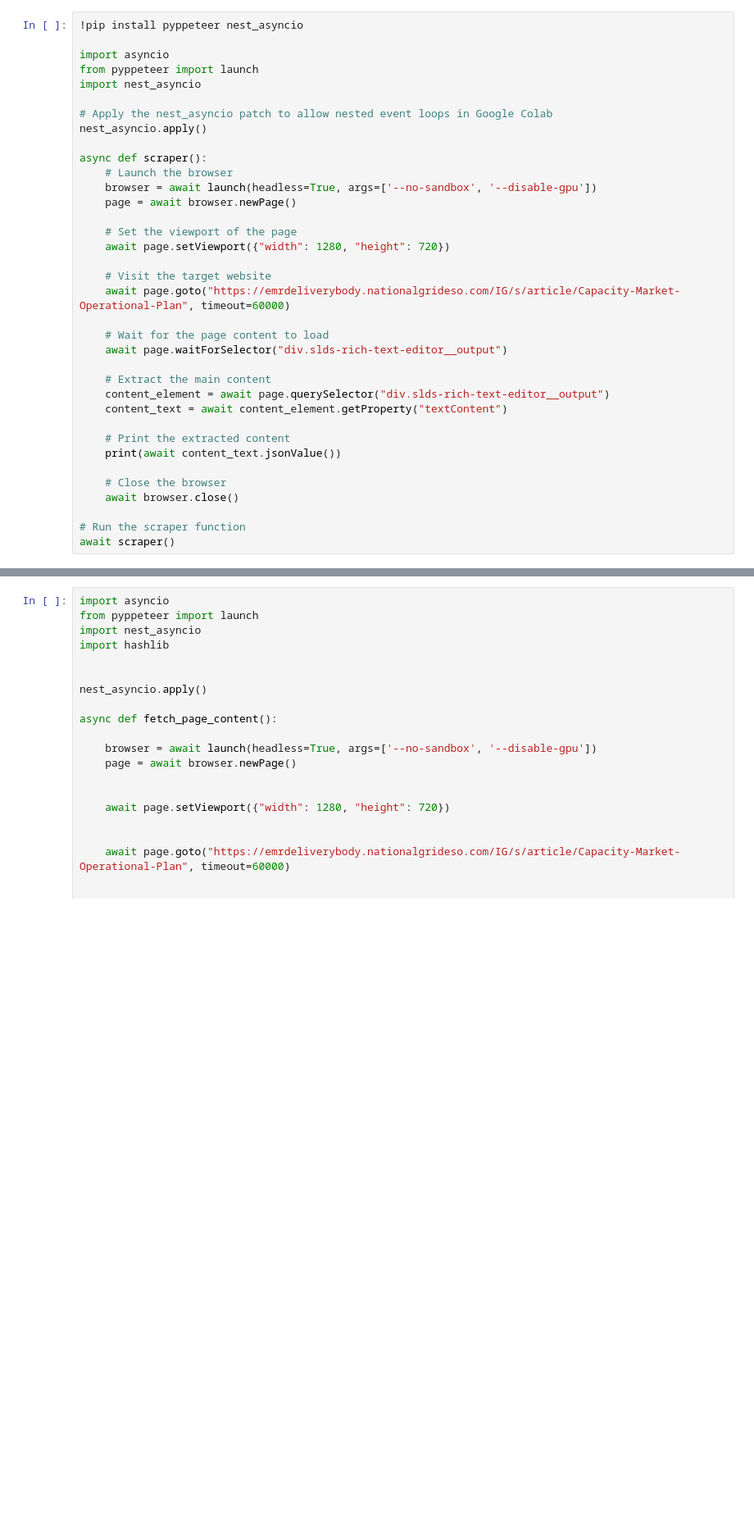
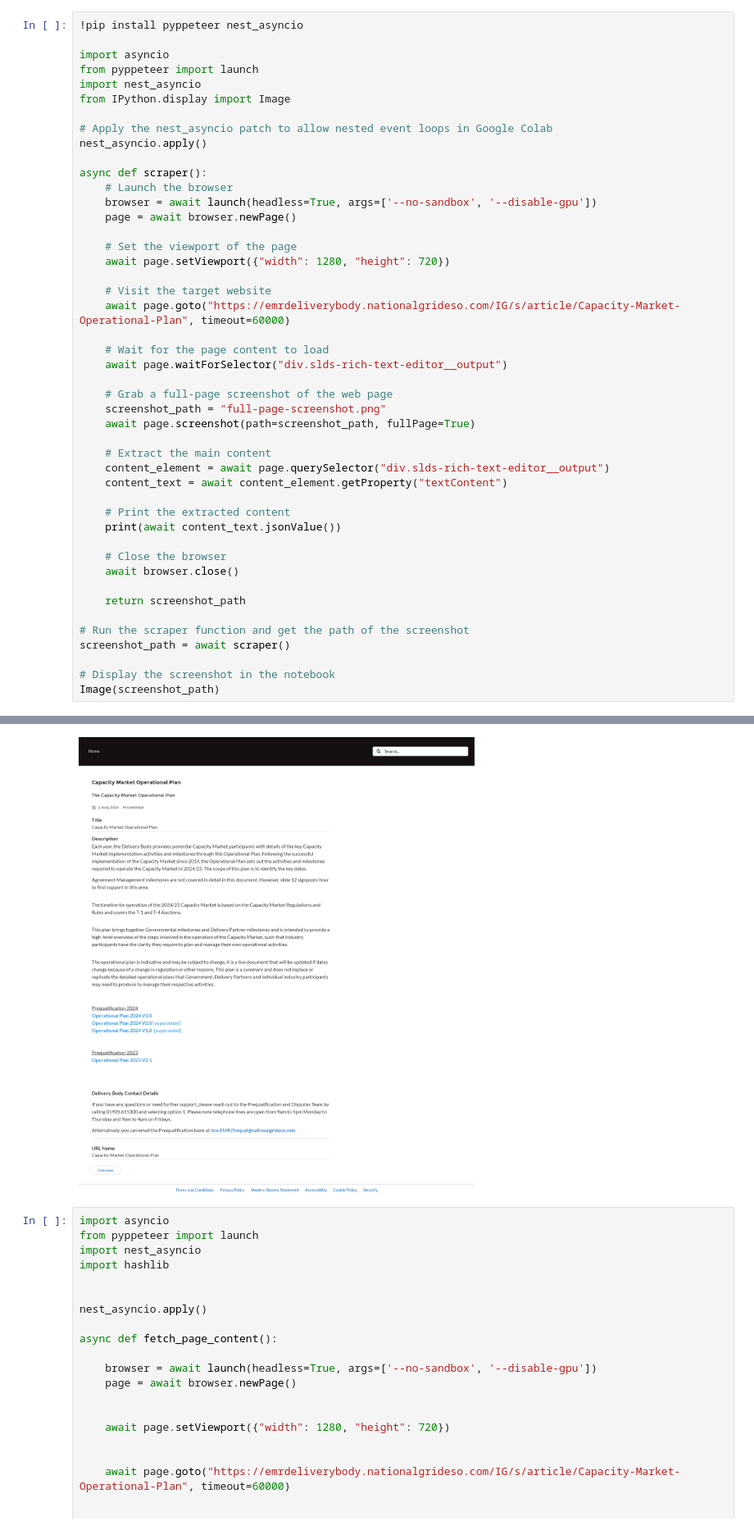
Before and after one commit to zubair9519/zubair9519, a Jupyter notebook: web_scraping 20_8_2024.ipynb, the cells around one changed output, grey strips where cells are left out. Shown at 82% size. Saved outputs shown, nothing was run; the diff lists cells and outputs as text; blank space fills up the shorter version.

```diff
--- a/web_scraping 20_8_2024.ipynb
+++ b/web_scraping 20_8_2024.ipynb
@@ -6,6 +6,7 @@
 import asyncio
 from pyppeteer import launch
 import nest_asyncio
+from IPython.display import Image
 
 # Apply the nest_asyncio patch to allow nested event loops in Google Colab
 nest_asyncio.apply()
@@ -24,36 +25,46 @@ async def scraper():
     # Wait for the page content to load
     await page.waitForSelector("div.slds-rich-text-editor__output")
 
+    # Grab a full-page screenshot of the web page
+    screenshot_path = "full-page-screenshot.png"
+    await page.screenshot(path=screenshot_path, fullPage=True)
+
     # Extract the main content
     content_element = await page.querySelector("div.slds-rich-text-editor__output")
     content_text = await content_element.getProperty("textContent")
 
     # Print the extracted content
     print(await content_text.jsonValue())
 
     # Close the browser
     await browser.close()
 
-# Run the scraper function
-await scraper()
+    return screenshot_path
+
+# Run the scraper function and get the path of the screenshot
+screenshot_path = await scraper()
+
+# Display the screenshot in the notebook
+Image(screenshot_path)
 # %% [output]
 Requirement already satisfied: pyppeteer in /usr/local/lib/python3.10/dist-packages (2.0.0)
 Requirement already satisfied: nest_asyncio in /usr/local/lib/python3.10/dist-packages (1.6.0)
 Requirement already satisfied: appdirs<2.0.0,>=1.4.3 in /usr/local/lib/python3.10/dist-packages (from pyppeteer) (1.4.4)
 Requirement already satisfied: certifi>=2023 in /usr/local/lib/python3.10/dist-packages (from pyppeteer) (2024.7.4)
 Requirement already satisfied: importlib-metadata>=1.4 in /usr/local/lib/python3.10/dist-packages (from pyppeteer) (8.2.0)
 Requirement already satisfied: pyee<12.0.0,>=11.0.0 in /usr/local/lib/python3.10/dist-packages (from pyppeteer) (11.1.0)
 Requirement already satisfied: tqdm<5.0.0,>=4.42.1 in /usr/local/lib/python3.10/dist-packages (from pyppeteer) (4.66.5)
 Requirement already satisfied: urllib3<2.0.0,>=1.25.8 in /usr/local/lib/python3.10/dist-packages (from pyppeteer) (1.26.19)
 Requirement already satisfied: websockets<11.0,>=10.0 in /usr/local/lib/python3.10/dist-packages (from pyppeteer) (10.4)
 Requirement already satisfied: zipp>=0.5 in /usr/local/lib/python3.10/dist-packages (from importlib-metadata>=1.4->pyppeteer) (3.20.0)
 Requirement already satisfied: typing-extensions in /usr/local/lib/python3.10/dist-packages (from pyee<12.0.0,>=11.0.0->pyppeteer) (4.12.2)
 Each year, the Delivery Body provides potential Capacity Market participants with details of the key Capacity Market implementation activities and milestones through this Operational Plan. Following t ...
 ... (10 lines left out)
 
 If you have any questions or need further support, please reach out to the Prequalification and Disputes Team by calling 01926 655300 and selecting option 1. Please note telephone lines are open from  ...
 
 Alternatively, you can email the Prequalification team at box.EMR.Prequal@nationalgrideso.com.
+[figure, added]
 # %%
 import asyncio
 from pyppeteer import launch
```
